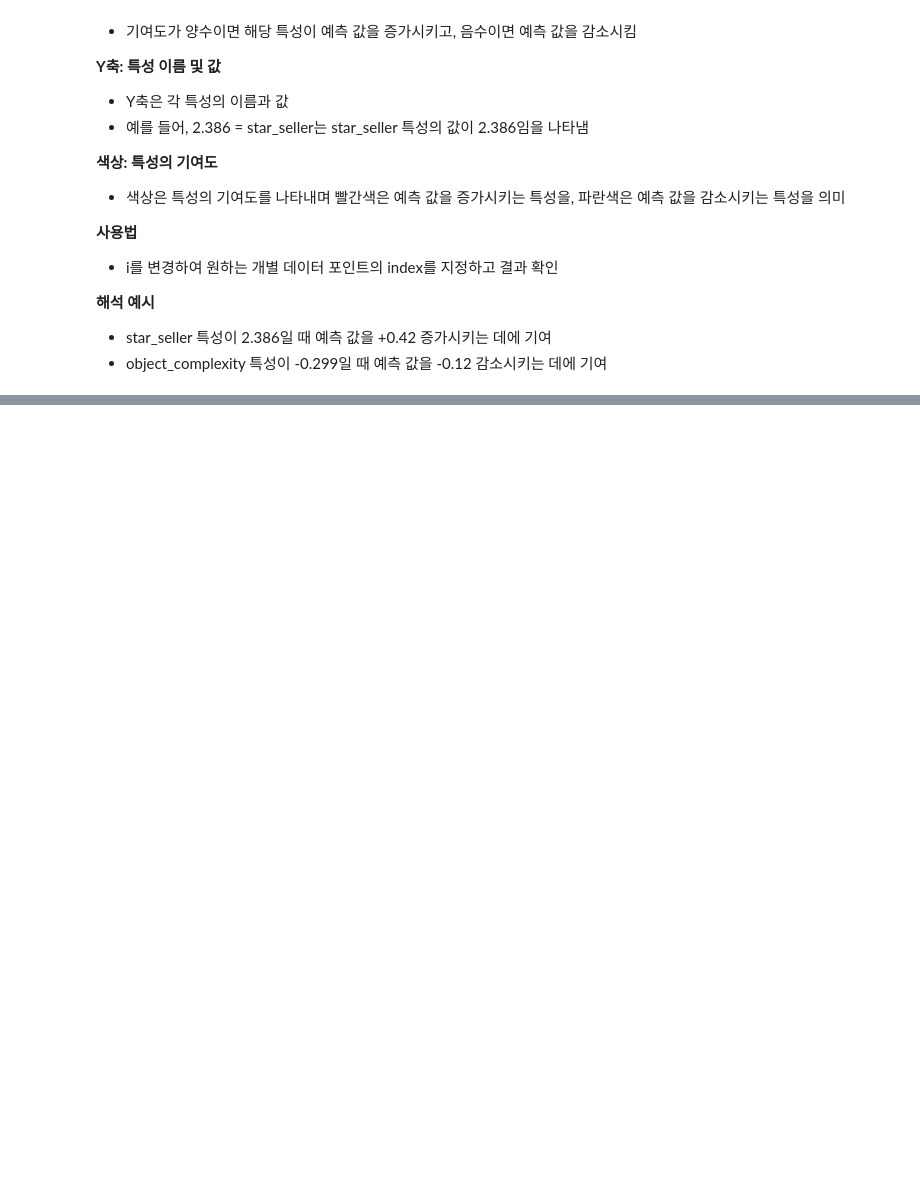
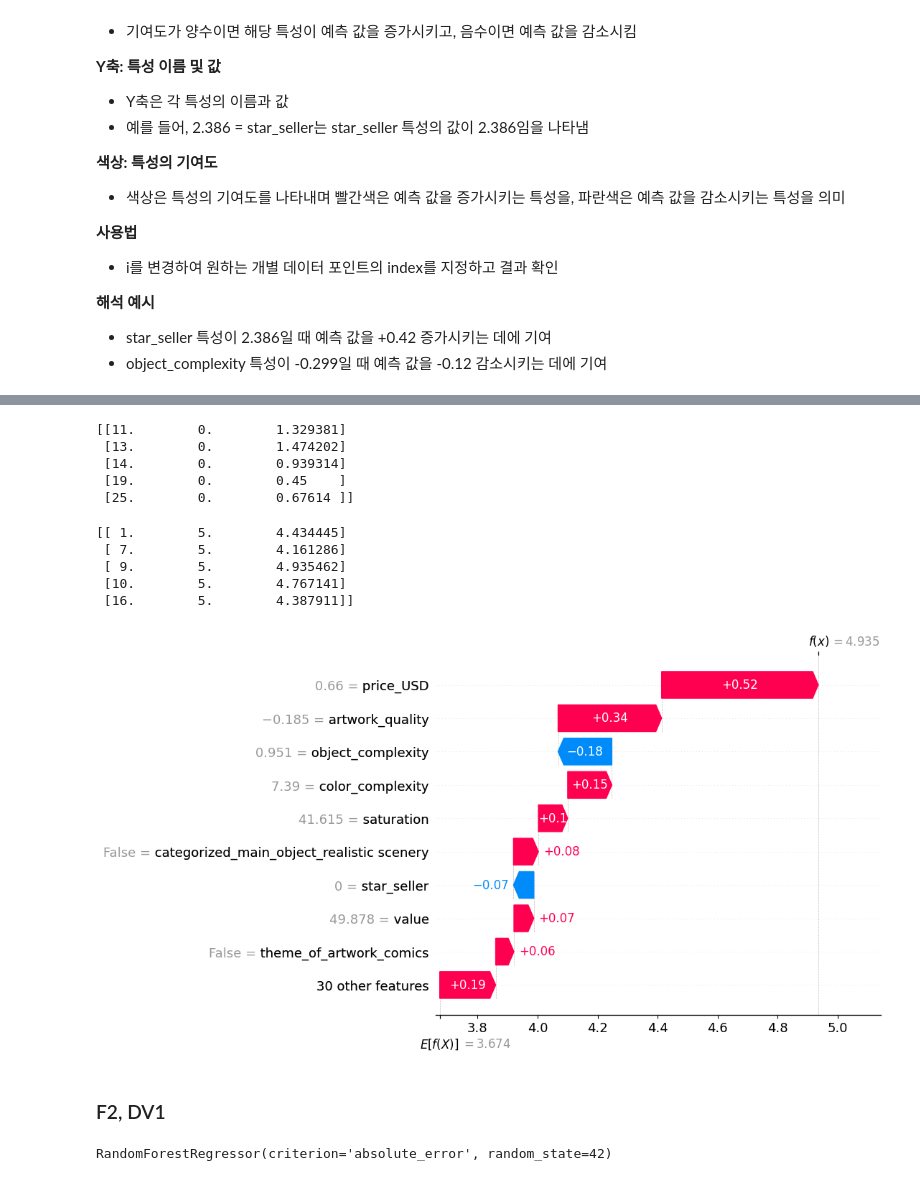
Before and after one commit to jjmmwon/ai-art-research, a Jupyter notebook: AI_Art_Analysis.ipynb, the cells around one changed output, grey strips where cells are left out. Drawn from its saved outputs; the diff is of its cells as text; code cells hidden in the pictures; blank space fills up the shorter version.

```diff
--- a/AI_Art_Analysis.ipynb
+++ b/AI_Art_Analysis.ipynb
@@ -321,0 +333,41 @@ shap.waterfall_plot(explanation)
+# %%
+r = 0
+condition = (DV1 >= r) & (DV1 < r + 1)
+print(np.column_stack((np.where(condition)[0], DV1[condition], f1_pred[condition]))[:5])
+# %% [output]
+[[11.        0.        1.329381]
+ [13.        0.        1.474202]
+ [14.        0.        0.939314]
+ [19.        0.        0.45    ]
+ [25.        0.        0.67614 ]]
+# %%
+r = 5
+condition = (DV1 >= r) & (DV1 < r + 1)
+print(np.column_stack((np.where(condition)[0], DV1[condition], f1_pred[condition]))[:5])
+# %% [output]
+[[ 1.        5.        4.434445]
+ [ 7.        5.        4.161286]
+ [ 9.        5.        4.935462]
+ [10.        5.        4.767141]
+ [16.        5.        4.387911]]
+# %%
+# SHAP Waterfall Plot
+i = 9
+
+explanation = shap.Explanation(
+    values=shap_values[i],
+    base_values=explainer.expected_value,
+    data=F1.iloc[i],
+    feature_names=f1_features,
+)
+shap.waterfall_plot(explanation)
+# %% [output]
+[figure, added]
+# %% [markdown]
+### F2, DV1
+# %%
+# 모델 학습
+rf_f2 = RandomForestRegressor(random_state=42, criterion="absolute_error")
+rf_f2.fit(F2, DV1)
+# %% [output]
+RandomForestRegressor(criterion='absolute_error', random_state=42)
```
Also changed, not shown: parts of 30 cells of this notebook, 2 other files.
